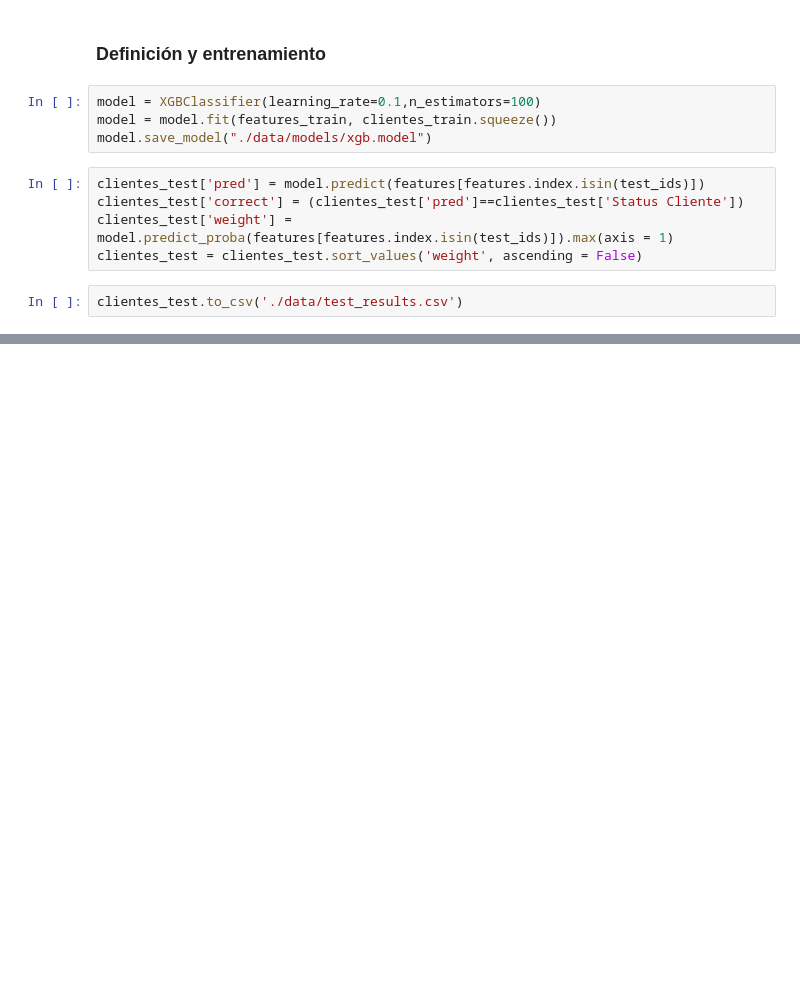
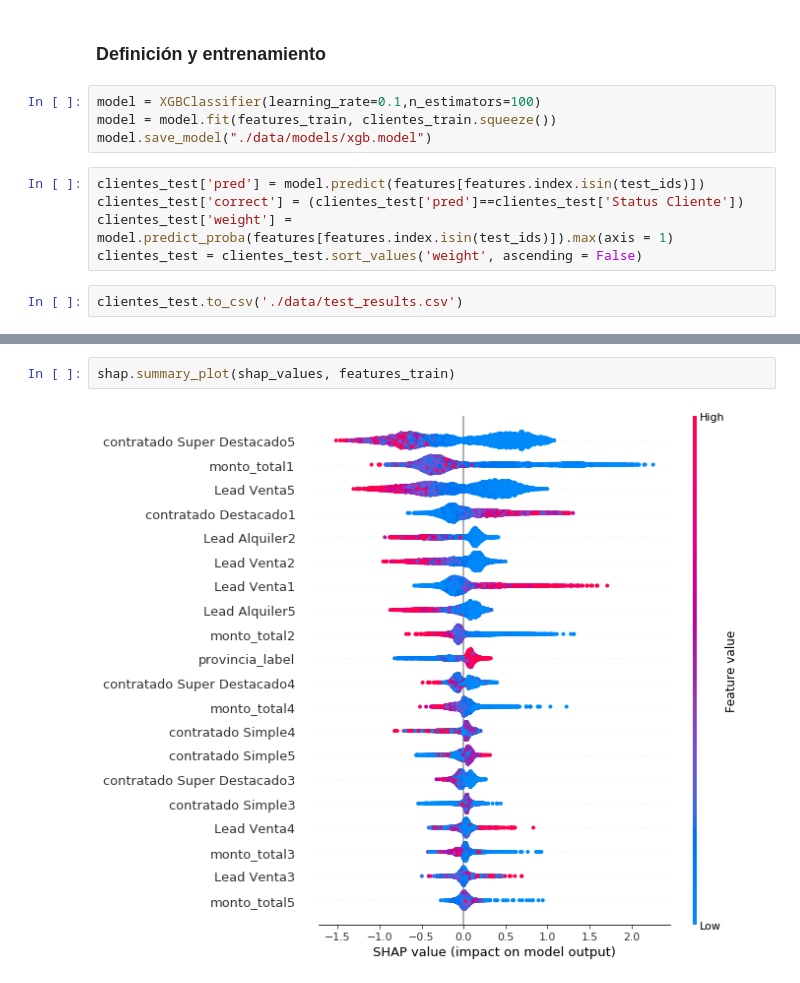
Before and after one commit to ITNavent/labs-ml-group, a Jupyter notebook: churn/version2/churn_model_train.ipynb, the cells around one changed output, grey strips where cells are left out. Cells and saved outputs as stored; diff of their text form; blank space fills up the shorter version.

```diff
--- a/churn/version2/churn_model_train.ipynb
+++ b/churn/version2/churn_model_train.ipynb
@@ -50,0 +67,4 @@ clientes_test.to_csv('./data/test_results.csv')
+# %%
+shap.summary_plot(shap_values, features_train)
+# %% [output]
+[figure, added]
```
Also changed, not shown: parts of 8 cells of this notebook, 2 other files.
